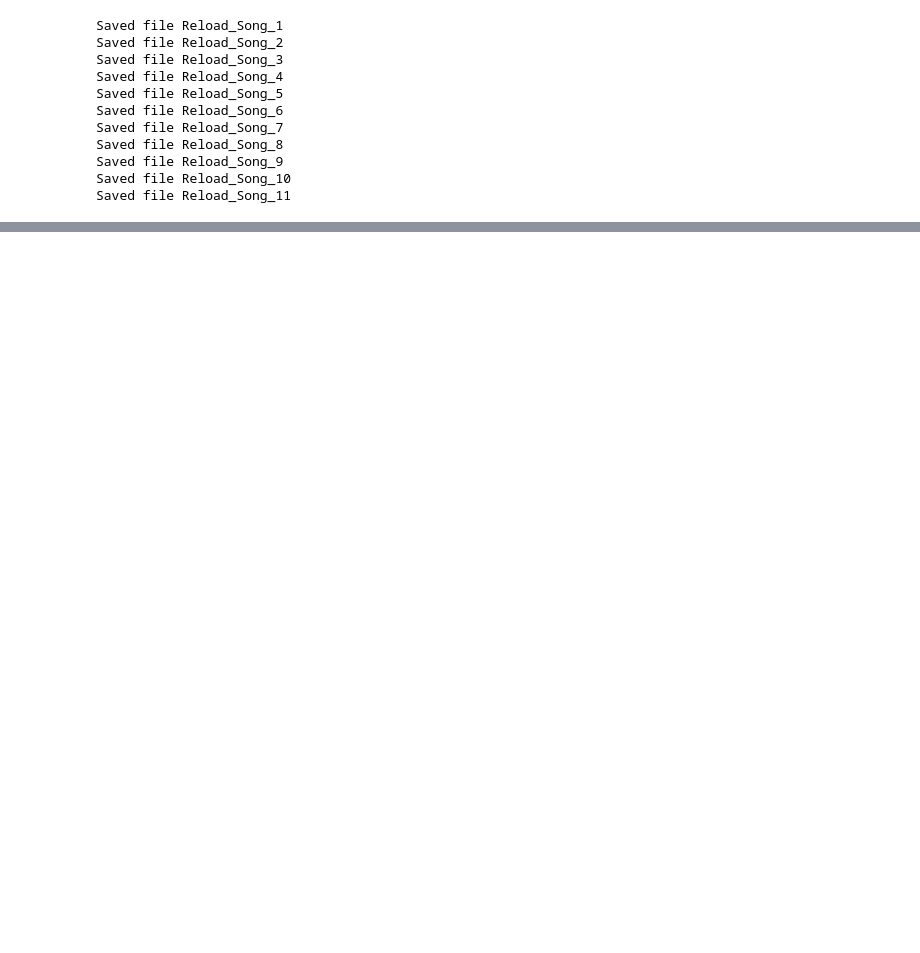
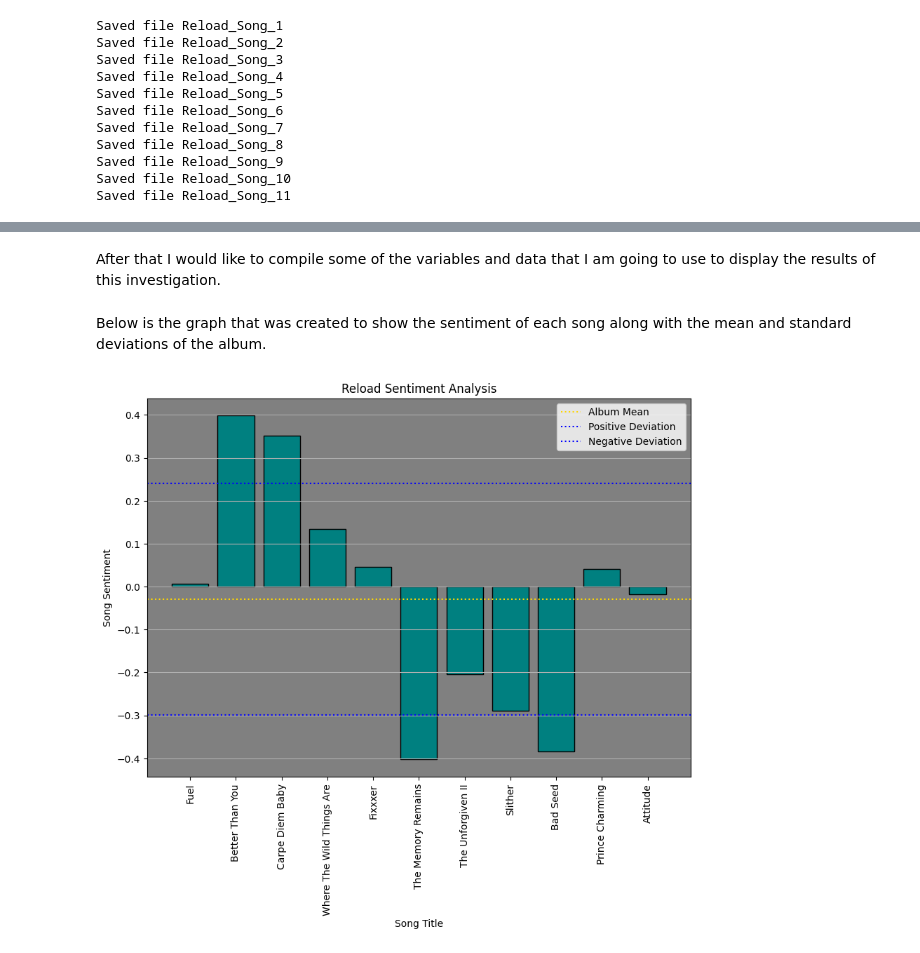
Before and after one commit to curt2023/web-mining-final, a Jupyter notebook: web-mining-final-nlp.ipynb, the cells around one changed output, grey strips where cells are left out. Drawn from its saved outputs; the diff is of its cells as text; code cells hidden in the pictures; blank space fills up the shorter version.

```diff
--- a/web-mining-final-nlp.ipynb
+++ b/web-mining-final-nlp.ipynb
@@ -98,0 +114,38 @@ the polarity score forReload_Song_11 is -0.017361111111111112
+# %% [markdown]
+After that I would like to compile some of the variables and data that I am going to use to display the results of this investigation.
+# %%
+import statistics
+
+all_scores = [0.007081220061989302,0.3982456140350877,0.3517482517482517,0.13423202614379082,0.045535714285714284,-0.40271739130434786,-0.20343915343915348,-0.2884126984126984,-0.3839826839826839,0.040977443609022564,-0.017361111111111112]
+
+
+average_sentimate = statistics.mean(all_scores)
+deviation= statistics.stdev(all_scores)
+pos_deviation=[0.2411646408400981]
+neg_deviation=[-0.29899968963394147]
+
+
+
+
+song_list = ["Fuel","Better Than You","Carpe Diem Baby","Where The Wild Things Are","Fixxxer","The Memory Remains",
+             "The Unforgiven II", "Slither","Bad Seed","Prince Charming","Attitude"]
+positions=[1,2,3,4,5,6,7,8,9,10,11]
+# %% [markdown]
+Below is the graph that was created to show the sentiment of each song along with the mean and standard deviations of the album.
+# %%
+
+plt.figure(figsize=(10,7))
+plt.title("Reload Sentiment Analysis")
+plt.xlabel("Song Title")
+plt.grid(axis="y")
+plt.ylabel("Song Sentiment")
+plt.bar(positions,all_scores, width=0.8, color="teal",edgecolor="black")
+plt.gca().set_facecolor('gray')
+plt.axhline(average_sentimate,color="gold",ls="dotted")
+plt.axhline(pos_deviation,color="blue",ls="dotted")
+plt.axhline(neg_deviation,color="blue",ls="dotted")
+plt.xticks(positions,song_list,rotation='vertical')
+plt.legend(['Album Mean','Positive Deviation','Negative Deviation'])
+plt.show()
+# %% [output]
+[figure, added]
```
Also changed, not shown: parts of 8 cells of this notebook, 2 other files.
